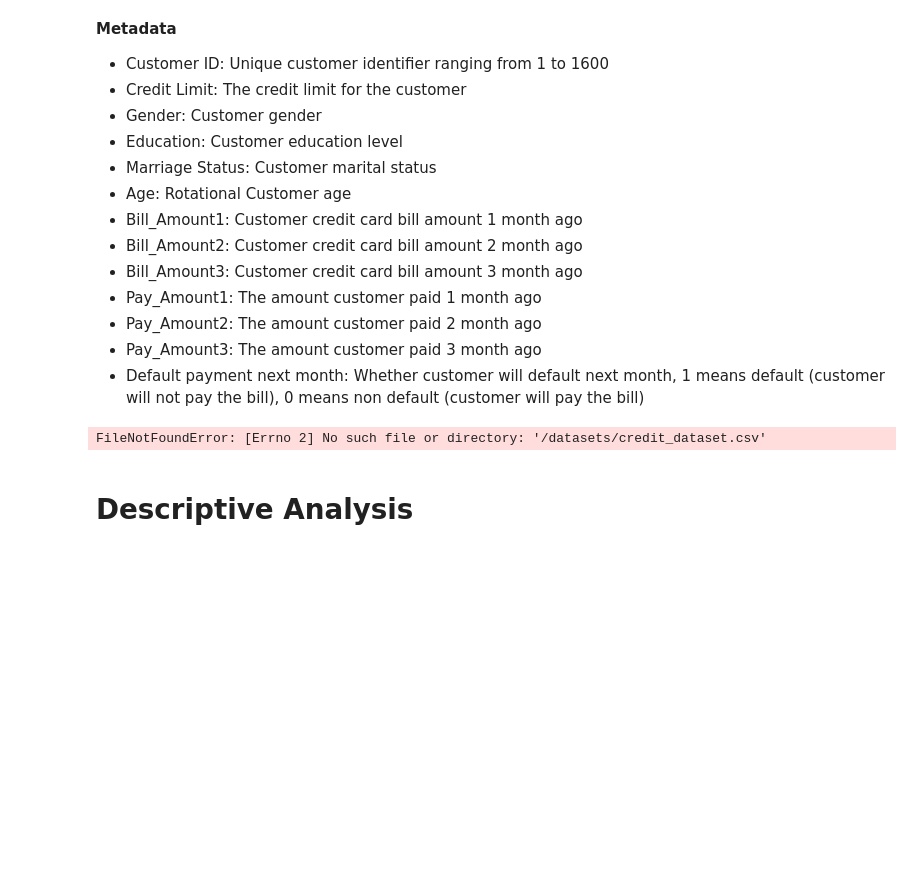
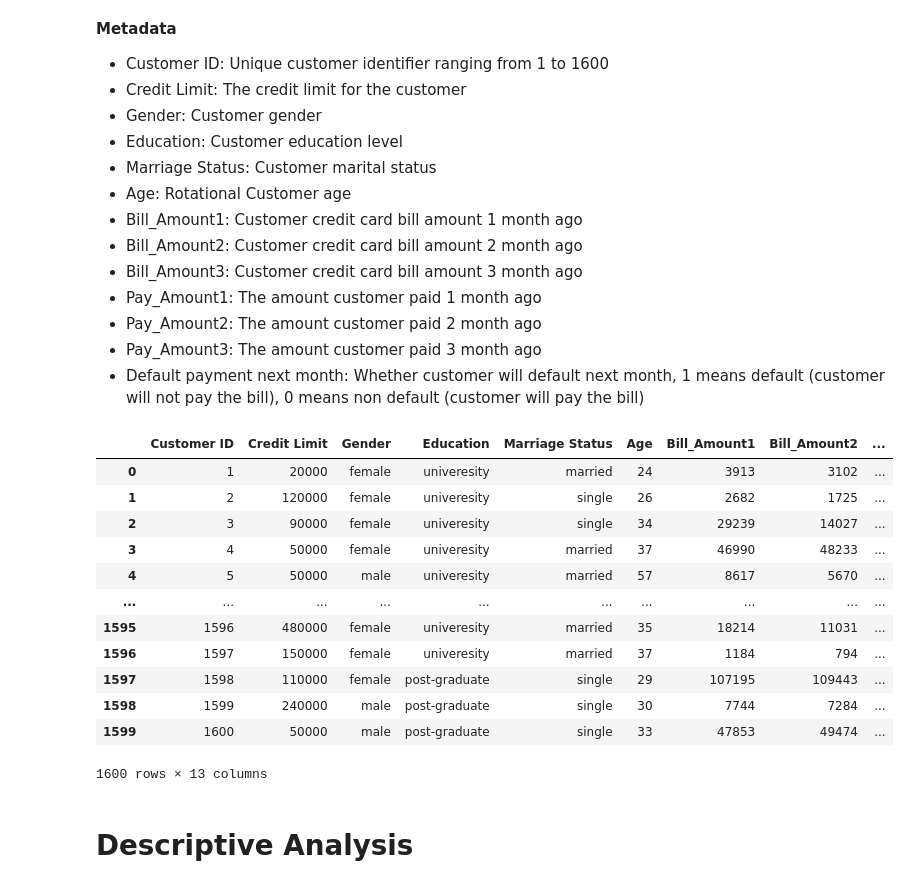
Before and after one commit to lzklucas/SP, a Jupyter notebook: Y2S1/AIML/CA1/reports/Classification/AIML_CA1_rfc(Classification).ipynb, the cells around one changed output. Drawn from its saved outputs; the diff is of its cells as text; code cells hidden in the pictures; blank space fills up the shorter version.

```diff
--- a/Y2S1/AIML/CA1/reports/Classification/AIML_CA1_rfc(Classification).ipynb
+++ b/Y2S1/AIML/CA1/reports/Classification/AIML_CA1_rfc(Classification).ipynb
@@ -176,10 +176,22 @@ def plot_validation_curve_range(estimator, X_train, y_train, parameter_name, par
 * Default payment next month: Whether customer will default next month, 1 means default (customer will not pay the bill), 0 means non default (customer will pay the bill)
 # %%
 # Import the dataset
-credit_df = pd.read_csv('/datasets/credit_dataset.csv')
+credit_df = pd.read_csv('../../datasets/credit_dataset.csv')
 credit_df
 # %% [output]
+|  | Customer ID | Credit Limit | Gender | Education | Marriage Status | Age | Bill_Amount1 | Bill_Amount2 | ... |
+| 0 | 1 | 20000 | female | univeresity | married | 24 | 3913 | 3102 | ... |
+| 1 | 2 | 120000 | female | univeresity | single | 26 | 2682 | 1725 | ... |
+| 2 | 3 | 90000 | female | univeresity | single | 34 | 29239 | 14027 | ... |
+| 3 | 4 | 50000 | female | univeresity | married | 37 | 46990 | 48233 | ... |
+| 4 | 5 | 50000 | male | univeresity | married | 57 | 8617 | 5670 | ... |
+| ... | ... | ... | ... | ... | ... | ... | ... | ... | ... |
+| 1595 | 1596 | 480000 | female | univeresity | married | 35 | 18214 | 11031 | ... |
+| 1596 | 1597 | 150000 | female | univeresity | married | 37 | 1184 | 794 | ... |
+| 1597 | 1598 | 110000 | female | post-graduate | single | 29 | 107195 | 109443 | ... |
+| 1598 | 1599 | 240000 | male | post-graduate | single | 30 | 7744 | 7284 | ... |
+| 1599 | 1600 | 50000 | male | post-graduate | single | 33 | 47853 | 49474 | ... |
-FileNotFoundError: [Errno 2] No such file or directory: '/datasets/credit_dataset.csv'
+1600 rows × 13 columns
 # %%
 credit_eda = credit_df.copy()
 # %% [markdown]
```
Also changed, not shown: parts of 5 cells of this notebook.
